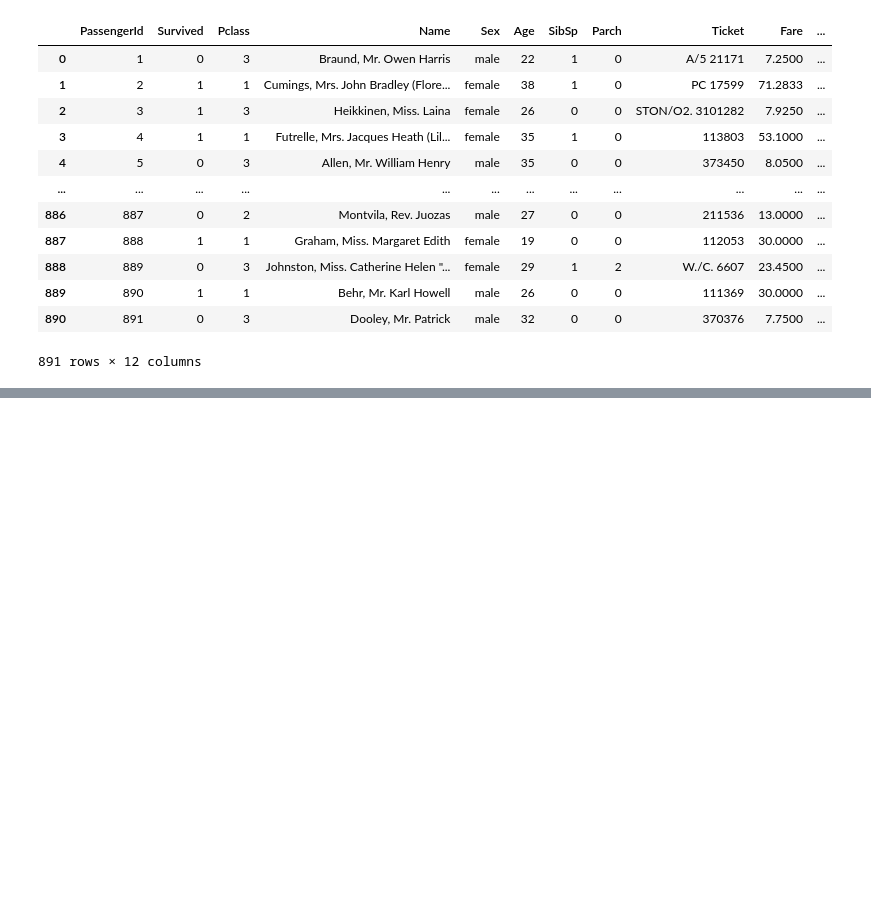
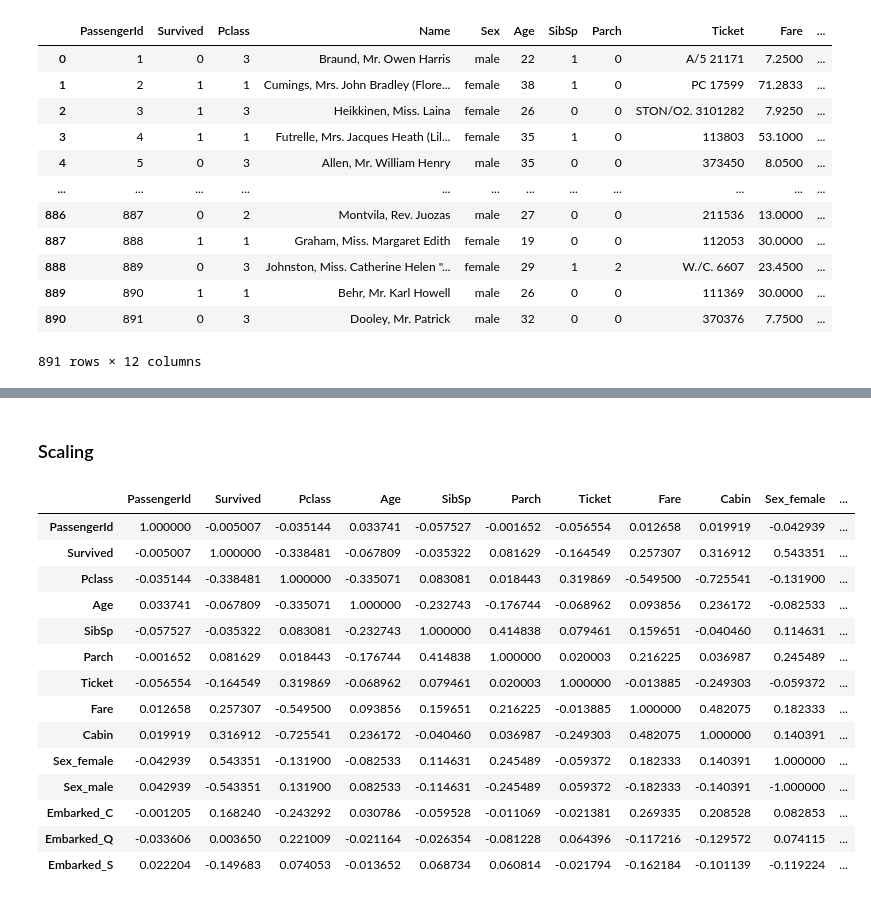
Before and after one commit to datapaf/Kaggle, a Jupyter notebook: titanix.ipynb, the cells around one changed output, grey strips where cells are left out. Cells and saved outputs as stored; diff of their text form; code cells hidden in the pictures; blank space fills up the shorter version.

```diff
--- a/titanix.ipynb
+++ b/titanix.ipynb
@@ -127,0 +133,5 @@ from sklearn.preprocessing import OneHotEncoder
+# %%
+# gender encoding
+
+train_df = ohe(train_df, "Sex")
+test_df = ohe(test_df, "Sex")
@@ -127,0 +148,5 @@ from sklearn.preprocessing import OneHotEncoder
+# %%
+# embarked encoding
+
+train_df = ohe(train_df, "Embarked")
+test_df = ohe(test_df, "Embarked")
@@ -127,0 +169,31 @@ from sklearn.preprocessing import OneHotEncoder
+# %% [markdown]
+### Scaling
+# %%
+predictors = ["Pclass", "Age", "SibSp", "Parch", "Ticket", "Fare", "Cabin", "Sex_female", "Sex_male", "Embarked_C", "Embarked_Q", "Embarked_S"]
+target = "Survived"
+# %%
+from sklearn.preprocessing import StandardScaler
+
+train_sc = StandardScaler()
+train_df[predictors] = train_sc.fit_transform(train_df[predictors])
+
+test_sc = StandardScaler()
+test_df[predictors] = test_sc.fit_transform(test_df[predictors])
+# %%
+train_df.corr().style.background_gradient(cmap='coolwarm')
+# %% [output]
+|  | PassengerId | Survived | Pclass | Age | SibSp | Parch | Ticket | Fare | Cabin | Sex_female | ... |
+| PassengerId | 1.000000 | -0.005007 | -0.035144 | 0.033741 | -0.057527 | -0.001652 | -0.056554 | 0.012658 | 0.019919 | -0.042939 | ... |
+| Survived | -0.005007 | 1.000000 | -0.338481 | -0.067809 | -0.035322 | 0.081629 | -0.164549 | 0.257307 | 0.316912 | 0.543351 | ... |
+| Pclass | -0.035144 | -0.338481 | 1.000000 | -0.335071 | 0.083081 | 0.018443 | 0.319869 | -0.549500 | -0.725541 | -0.131900 | ... |
+| Age | 0.033741 | -0.067809 | -0.335071 | 1.000000 | -0.232743 | -0.176744 | -0.068962 | 0.093856 | 0.236172 | -0.082533 | ... |
+| SibSp | -0.057527 | -0.035322 | 0.083081 | -0.232743 | 1.000000 | 0.414838 | 0.079461 | 0.159651 | -0.040460 | 0.114631 | ... |
+| Parch | -0.001652 | 0.081629 | 0.018443 | -0.176744 | 0.414838 | 1.000000 | 0.020003 | 0.216225 | 0.036987 | 0.245489 | ... |
+| Ticket | -0.056554 | -0.164549 | 0.319869 | -0.068962 | 0.079461 | 0.020003 | 1.000000 | -0.013885 | -0.249303 | -0.059372 | ... |
+| Fare | 0.012658 | 0.257307 | -0.549500 | 0.093856 | 0.159651 | 0.216225 | -0.013885 | 1.000000 | 0.482075 | 0.182333 | ... |
+| Cabin | 0.019919 | 0.316912 | -0.725541 | 0.236172 | -0.040460 | 0.036987 | -0.249303 | 0.482075 | 1.000000 | 0.140391 | ... |
+| Sex_female | -0.042939 | 0.543351 | -0.131900 | -0.082533 | 0.114631 | 0.245489 | -0.059372 | 0.182333 | 0.140391 | 1.000000 | ... |
+| Sex_male | 0.042939 | -0.543351 | 0.131900 | 0.082533 | -0.114631 | -0.245489 | 0.059372 | -0.182333 | -0.140391 | -1.000000 | ... |
+| Embarked_C | -0.001205 | 0.168240 | -0.243292 | 0.030786 | -0.059528 | -0.011069 | -0.021381 | 0.269335 | 0.208528 | 0.082853 | ... |
+| Embarked_Q | -0.033606 | 0.003650 | 0.221009 | -0.021164 | -0.026354 | -0.081228 | 0.064396 | -0.117216 | -0.129572 | 0.074115 | ... |
+| Embarked_S | 0.022204 | -0.149683 | 0.074053 | -0.013652 | 0.068734 | 0.060814 | -0.021794 | -0.162184 | -0.101139 | -0.119224 | ... |
```
Also changed, not shown: parts of 11 cells of this notebook.
